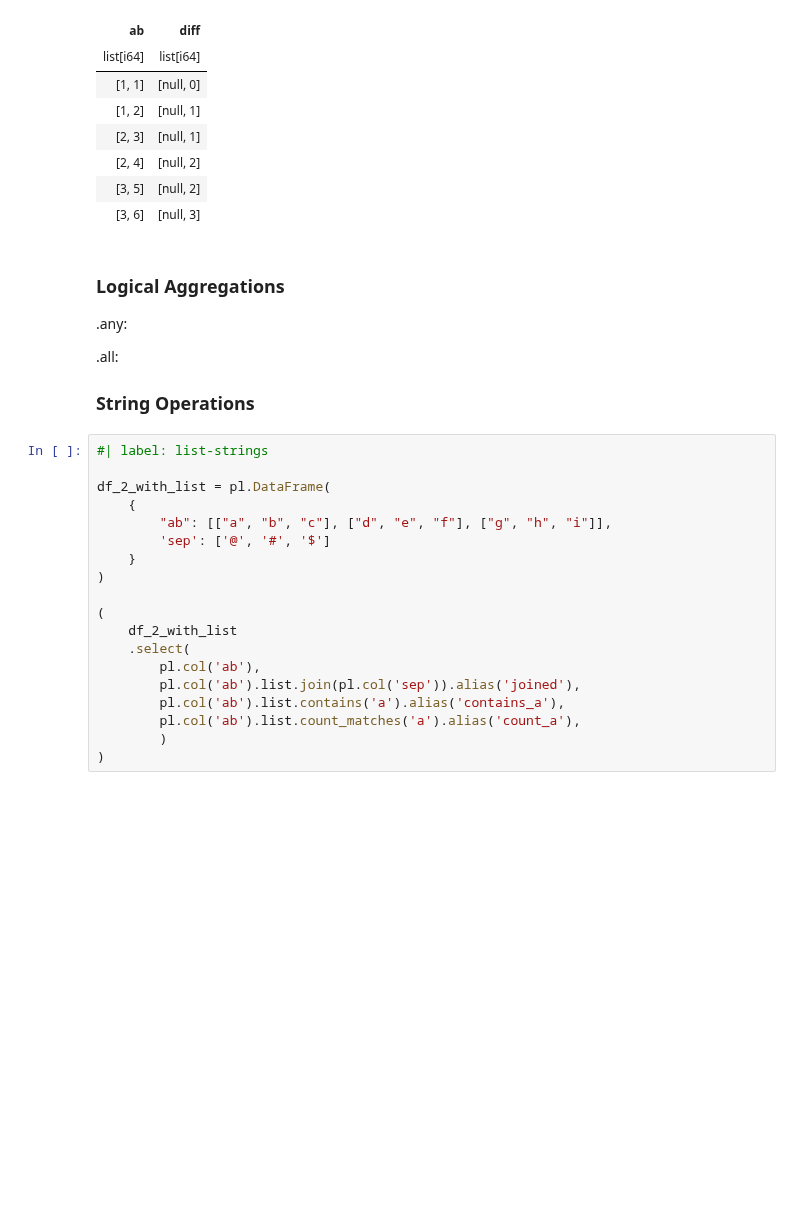
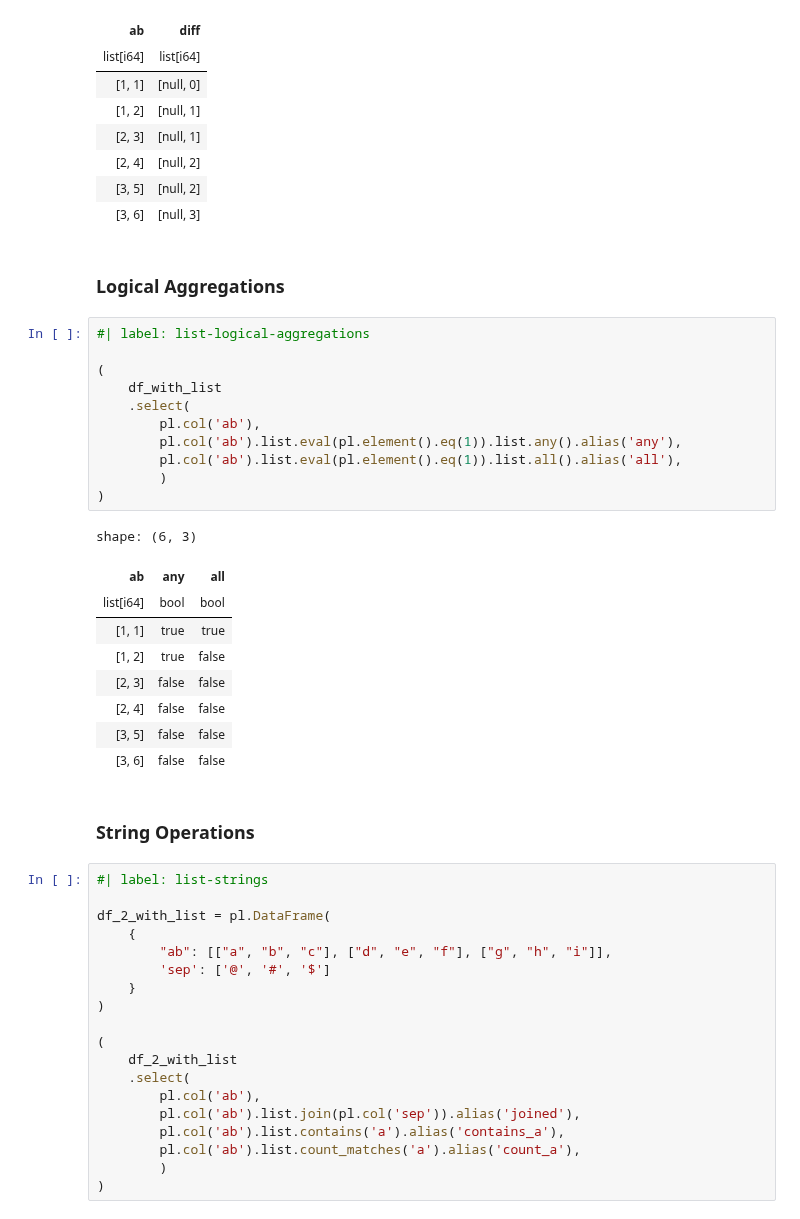
Before and after one commit to johnros/polars_demo, a Jupyter notebook: nested_dtypes.ipynb, the cells around one changed output. Drawn from its saved outputs; the diff is of its cells as text; blank space fills up the shorter version.

```diff
--- a/nested_dtypes.ipynb
+++ b/nested_dtypes.ipynb
@@ -587,14 +582,29 @@ shape: (6, 2)
 | [3, 6] | [null, 3] |
 # %% [markdown]
 ### Logical Aggregations
-
-.any:
-
-.all:
-
-
-
-### String Operations
+# %%
+#| label: list-logical-aggregations
+
+(
+    df_with_list
+    .select(
+        pl.col('ab'),
+        pl.col('ab').list.eval(pl.element().eq(1)).list.any().alias('any'),
+        pl.col('ab').list.eval(pl.element().eq(1)).list.all().alias('all'),
+        )
+)
+# %% [output]
+shape: (6, 3)
+| ab | any | all |
+| list[i64] | bool | bool |
+| [1, 1] | true | true |
+| [1, 2] | true | false |
+| [2, 3] | false | false |
+| [2, 4] | false | false |
+| [3, 5] | false | false |
+| [3, 6] | false | false |
+# %% [markdown]
+### String Operations
 # %%
 #| label: list-strings
 
```
Also changed, not shown: parts of 23 cells of this notebook, 2 other files.
